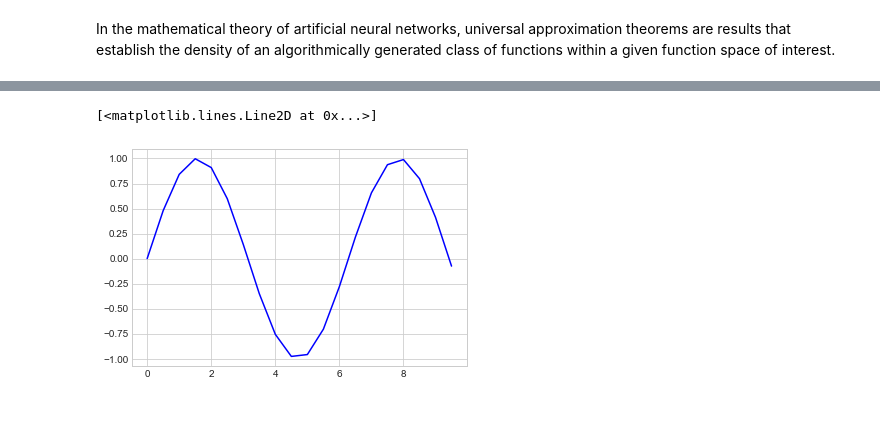
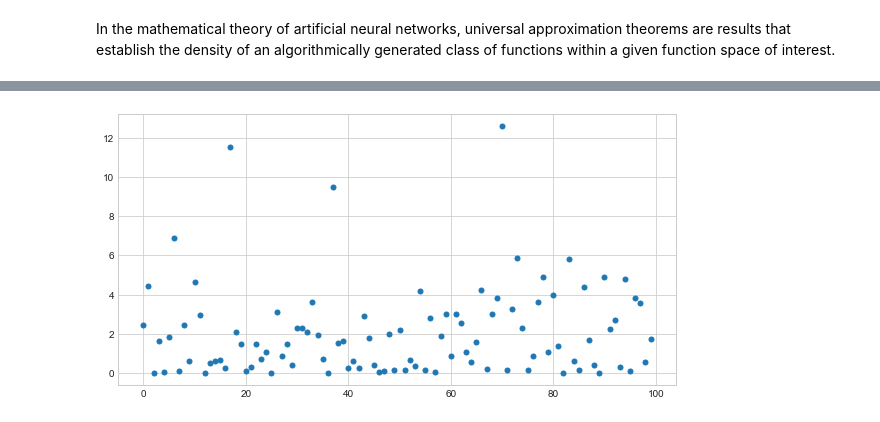
Before and after one commit to dineshkumarsarangapani/deeplearning-experiments, a Jupyter notebook: solveAnyFunction/proof.ipynb, the cells around one changed output, grey strips where cells are left out. Saved outputs shown, nothing was run; the diff lists cells and outputs as text; code cells hidden in the pictures.

```diff
--- a/solveAnyFunction/proof.ipynb
+++ b/solveAnyFunction/proof.ipynb
@@ -53,19 +56,19 @@ plt.plot(x, y, color='blue')
 # %%
 def load_data():
-    train_x = generate_x(10)
+    train_x = generate_x(100)
     train_y = random_function(train_x)
-    val_x = generate_x(6)
+    val_x = generate_x(50)
     val_y = random_function(val_x)
     test_x = generate_x(30)
     test_y = random_function(test_x)
+
     return train_x, train_y, val_x, val_y, test_x, test_y
 # %%
 train_x, train_y, val_x, val_y, test_x, test_y= load_data()
-# %%
-plt.plot(train_x, train_y, color='blue')
-# %% [output]
-[<matplotlib.lines.Line2D at 0x...>]
-[figure, removed]
+# %%
+plot_fig(train_x, train_y)
+# %% [output]
+[figure, added]
 # %%
 # Build a Keras Dense Model.
 import tensorflow as tf
```
Also changed, not shown: parts of 24 cells of this notebook, 1 other file.
